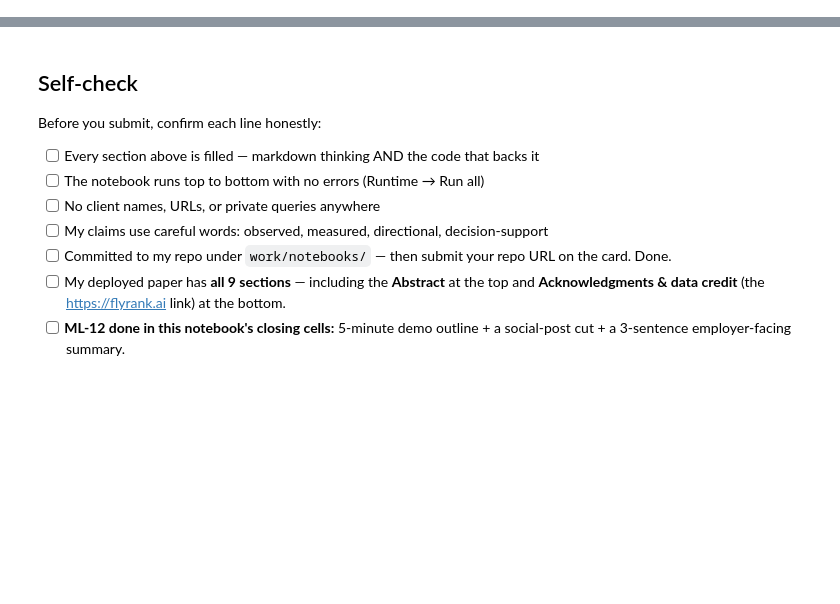
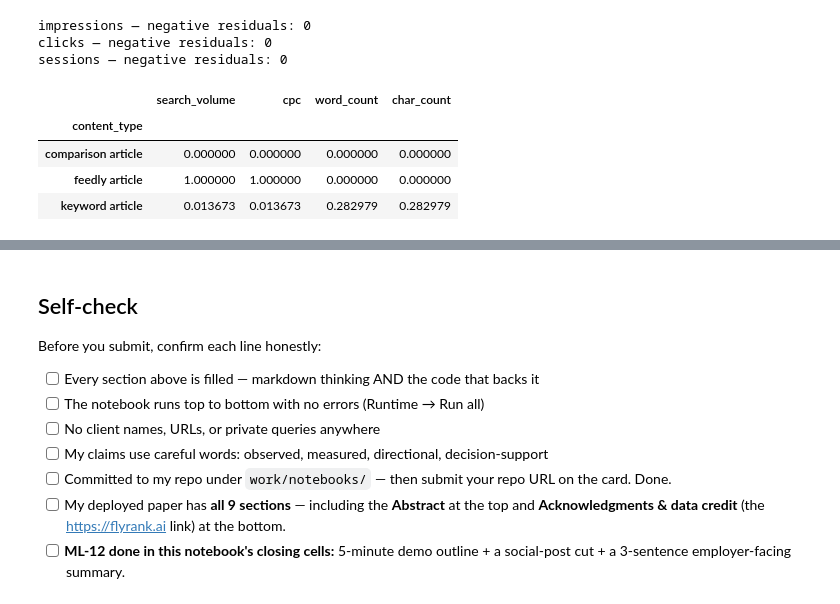
Before and after one commit to PrishaSolanki-coder/flyrank-ml-internship, a Jupyter notebook: work/notebooks/capstone.ipynb, the cells around one changed output, grey strips where cells are left out. Saved outputs shown, nothing was run; the diff lists cells and outputs as text; code cells hidden in the pictures; blank space fills up the shorter version.

```diff
--- a/work/notebooks/capstone.ipynb
+++ b/work/notebooks/capstone.ipynb
@@ -36,0 +14,4 @@ This skeleton is yours to fill. Work the sections **in order** — each one has
+# %%
+import pandas as pd
+df = pd.read_csv("https://raw.githubusercontent.com/PrishaSolanki-coder/flyrank-ml-internship/main/data/raw/content_refresh_anonymized.csv")
+print(f"{len(df):,} content items across {df['client_id'].nunique()} clients")
@@ -36,0 +26,16 @@ This skeleton is yours to fill. Work the sections **in order** — each one has
+# %%
+for metric in ["impressions", "clicks", "sessions"]:
+    residual = df[f"{metric}_90d"] - df[f"{metric}_last_30d"] - df[f"{metric}_prev_30d"]
+    print(metric, "— negative residuals:", (residual < 0).sum())
+
+    miss = df.groupby("content_type")[["search_volume", "cpc", "word_count", "char_count"]].apply(lambda x: x.isna().mean())
+miss
+# %% [output]
+impressions — negative residuals: 0
+clicks — negative residuals: 0
+sessions — negative residuals: 0
+|  | search_volume | cpc | word_count | char_count |
+| content_type |  |  |  |  |
+| comparison article | 0.000000 | 0.000000 | 0.000000 | 0.000000 |
+| feedly article | 1.000000 | 1.000000 | 0.000000 | 0.000000 |
+| keyword article | 0.013673 | 0.013673 | 0.282979 | 0.282979 |
```
Also changed, not shown: parts of 19 cells of this notebook.
